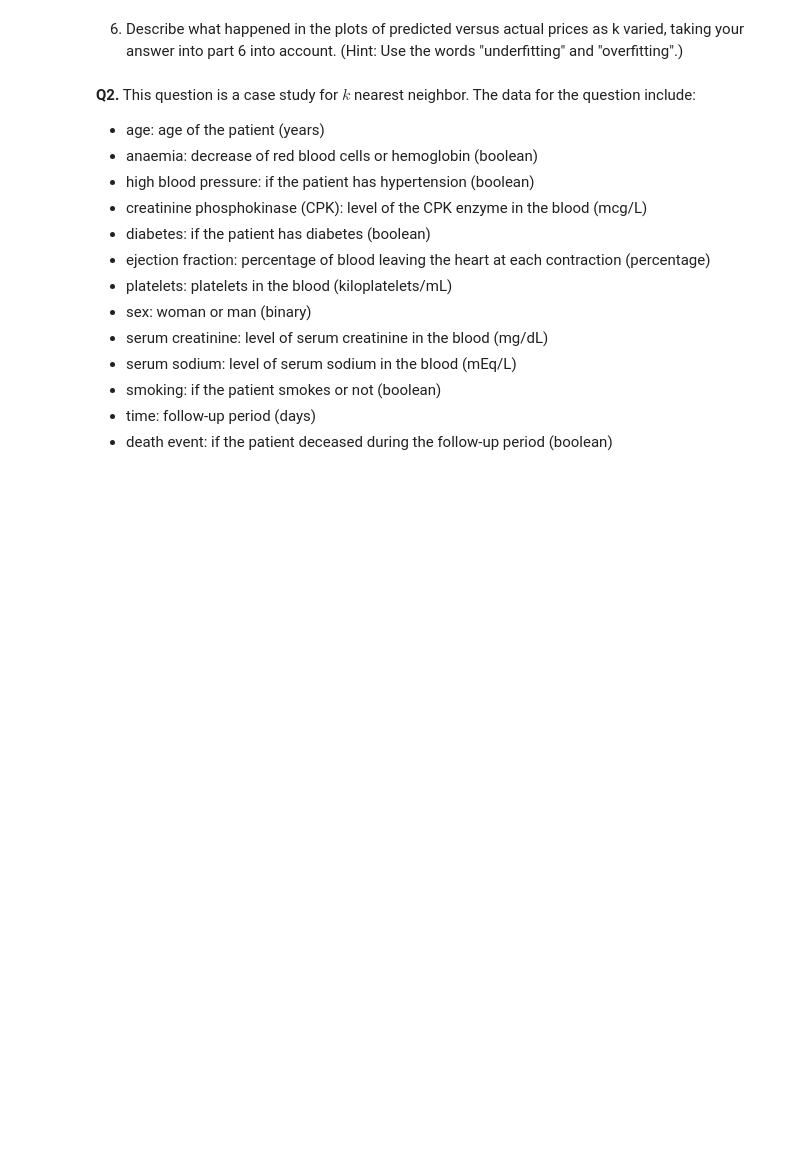
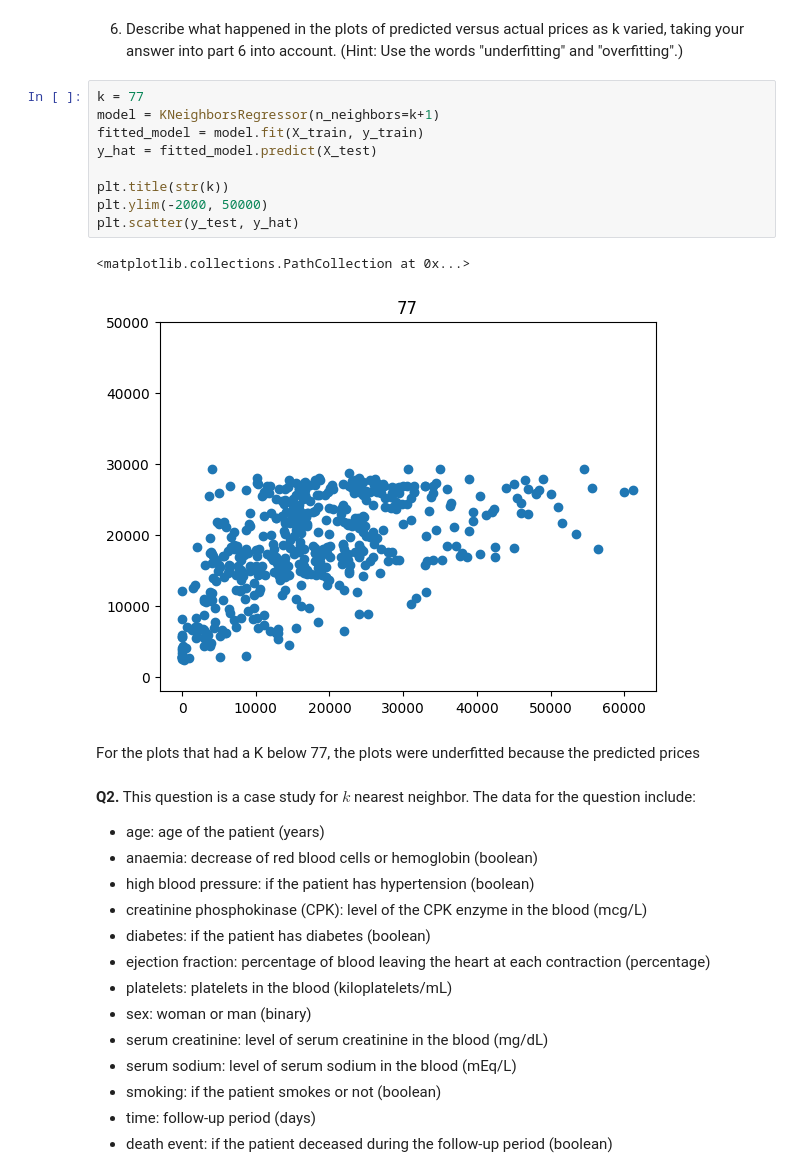
Before and after one commit to awhitehouse1/knn, a Jupyter notebook: assignment_knn.ipynb, the cells around one changed output. Saved outputs shown, nothing was run; the diff lists cells and outputs as text; blank space fills up the shorter version.

```diff
--- a/assignment_knn.ipynb
+++ b/assignment_knn.ipynb
@@ -65,5 +104,19 @@ Reshape your data either using array.reshape(-1, 1) if your data has a single fe
 # %% [markdown]
 6. Describe what happened in the plots of predicted versus actual prices as  k  varied, taking your answer into part 6 into account. (Hint: Use the words "underfitting" and "overfitting".)
+# %%
+k = 77
+model = KNeighborsRegressor(n_neighbors=k+1)
+fitted_model = model.fit(X_train, y_train)
+y_hat = fitted_model.predict(X_test)
+
+plt.title(str(k))
+plt.ylim(-2000, 50000)
+plt.scatter(y_test, y_hat)
+# %% [output]
+<matplotlib.collections.PathCollection at 0x...>
+[figure, added]
+# %% [markdown]
+For the plots that had a K below 77, the plots were underfitted because the predicted prices
 # %% [markdown]
 **Q2.** This question is a case study for $k$ nearest neighbor. The data for the question include:
 
```
Also changed, not shown: parts of 9 cells of this notebook.
